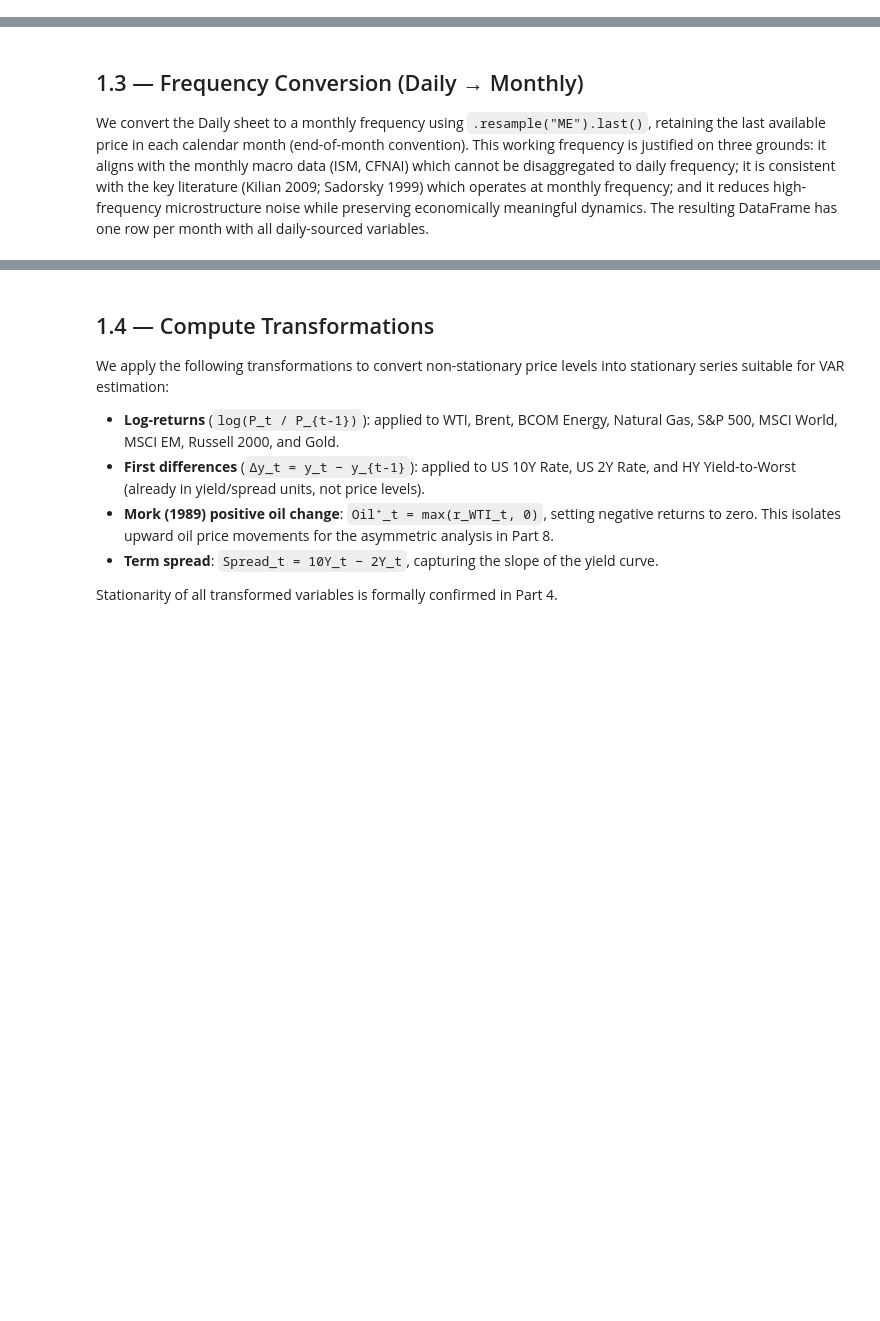
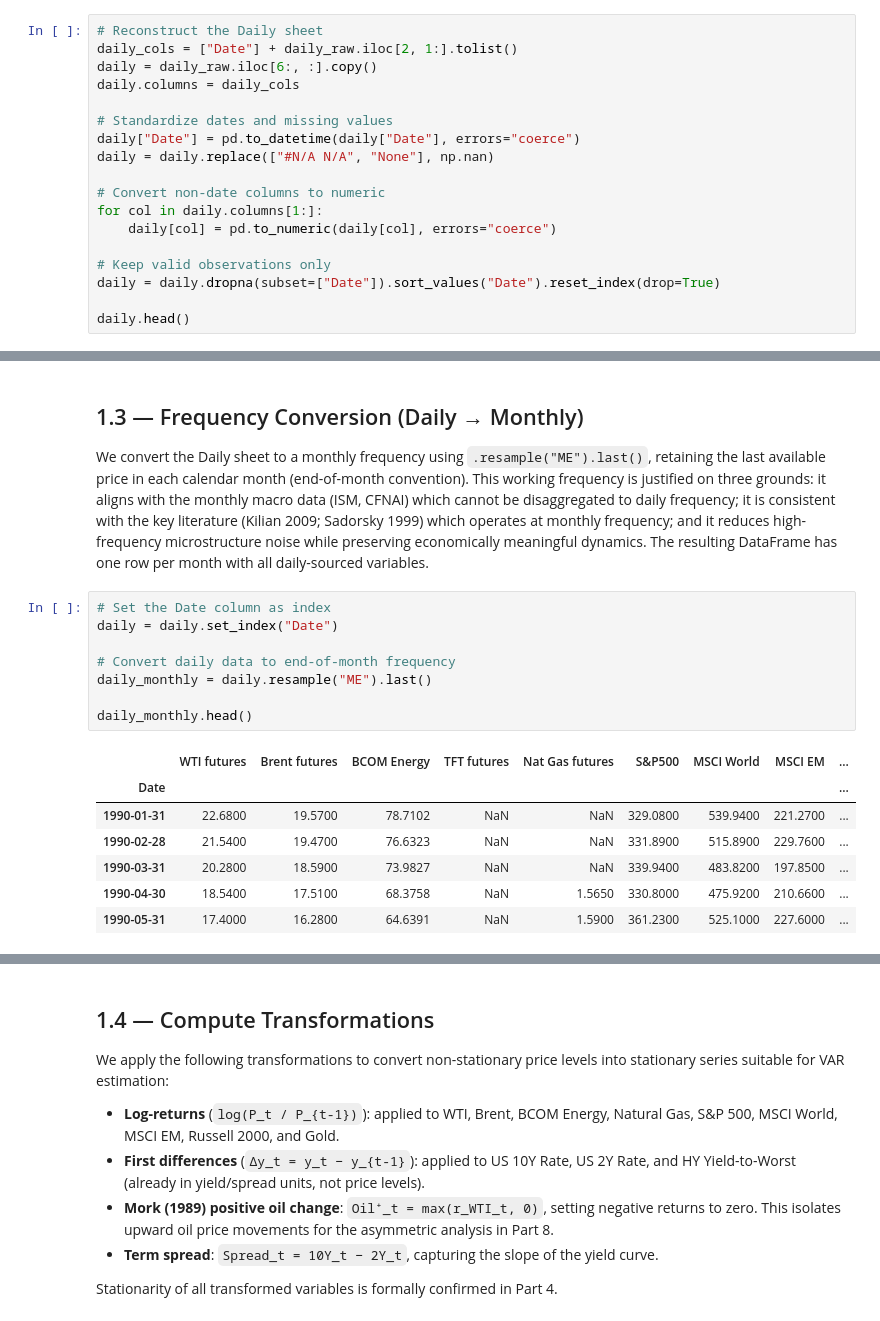
Before and after one commit to Altankaragulle/EMIF_Project_Oil, a Jupyter notebook: EMIF_Oil_Shock_Project.ipynb, the cells around one changed output, grey strips where cells are left out. Cells and saved outputs as stored; diff of their text form; blank space fills up the shorter version.

```diff
--- a/EMIF_Oil_Shock_Project.ipynb
+++ b/EMIF_Oil_Shock_Project.ipynb
@@ -45,3 +66,21 @@ We load all three sheets from `data/data_hec_projet_1.xlsx`: **Daily** (Jan 1990
 ## 1.2 — Handle Missing Values
 
 The raw Excel data contains `#N/A N/A` strings (Bloomberg export artifacts) as well as `None` values. We replace these with `NaN` and inspect the resulting missingness pattern. Notable gaps: **TFT futures** is entirely empty and will be dropped; **Services ISM** and **US Retail Sales** start only from 1997; **Richmond Fed** starts from 1993. For the core 5-variable VAR, the effective sample begins when WTI, S&P 500, 10Y yield, HY spread, and Gold are all available simultaneously (approximately January 1990).
+# %%
+# Reconstruct the Daily sheet
+daily_cols = ["Date"] + daily_raw.iloc[2, 1:].tolist()
+daily = daily_raw.iloc[6:, :].copy()
+daily.columns = daily_cols
+
+# Standardize dates and missing values
+daily["Date"] = pd.to_datetime(daily["Date"], errors="coerce")
+daily = daily.replace(["#N/A N/A", "None"], np.nan)
+
+# Convert non-date columns to numeric
+for col in daily.columns[1:]:
+    daily[col] = pd.to_numeric(daily[col], errors="coerce")
+
+# Keep valid observations only
+daily = daily.dropna(subset=["Date"]).sort_values("Date").reset_index(drop=True)
+
+daily.head()
@@ -49,3 +144,19 @@ The raw Excel data contains `#N/A N/A` strings (Bloomberg export artifacts) as w
 ## 1.3 — Frequency Conversion (Daily → Monthly)
 
 We convert the Daily sheet to a monthly frequency using `.resample("ME").last()`, retaining the last available price in each calendar month (end-of-month convention). This working frequency is justified on three grounds: it aligns with the monthly macro data (ISM, CFNAI) which cannot be disaggregated to daily frequency; it is consistent with the key literature (Kilian 2009; Sadorsky 1999) which operates at monthly frequency; and it reduces high-frequency microstructure noise while preserving economically meaningful dynamics. The resulting DataFrame has one row per month with all daily-sourced variables.
+# %%
+# Set the Date column as index
+daily = daily.set_index("Date")
+
+# Convert daily data to end-of-month frequency
+daily_monthly = daily.resample("ME").last()
+
+daily_monthly.head()
+# %% [output]
+|  | WTI futures | Brent futures | BCOM Energy | TFT futures | Nat Gas futures | S&P500 | MSCI World | MSCI EM | ... |
+| Date |  |  |  |  |  |  |  |  | ... |
+| 1990-01-31 | 22.6800 | 19.5700 | 78.7102 | NaN | NaN | 329.0800 | 539.9400 | 221.2700 | ... |
+| 1990-02-28 | 21.5400 | 19.4700 | 76.6323 | NaN | NaN | 331.8900 | 515.8900 | 229.7600 | ... |
+| 1990-03-31 | 20.2800 | 18.5900 | 73.9827 | NaN | NaN | 339.9400 | 483.8200 | 197.8500 | ... |
+| 1990-04-30 | 18.5400 | 17.5100 | 68.3758 | NaN | 1.5650 | 330.8000 | 475.9200 | 210.6600 | ... |
+| 1990-05-31 | 17.4000 | 16.2800 | 64.6391 | NaN | 1.5900 | 361.2300 | 525.1000 | 227.6000 | ... |
```
Also changed, not shown: parts of 13 cells of this notebook, 1 other file.
